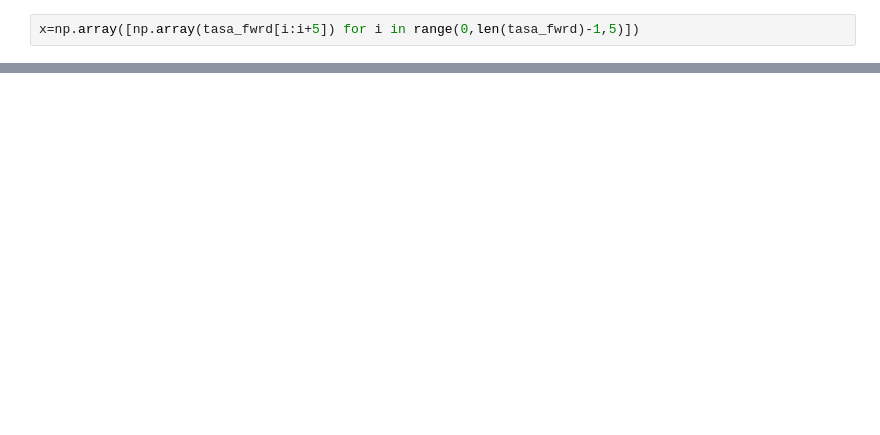
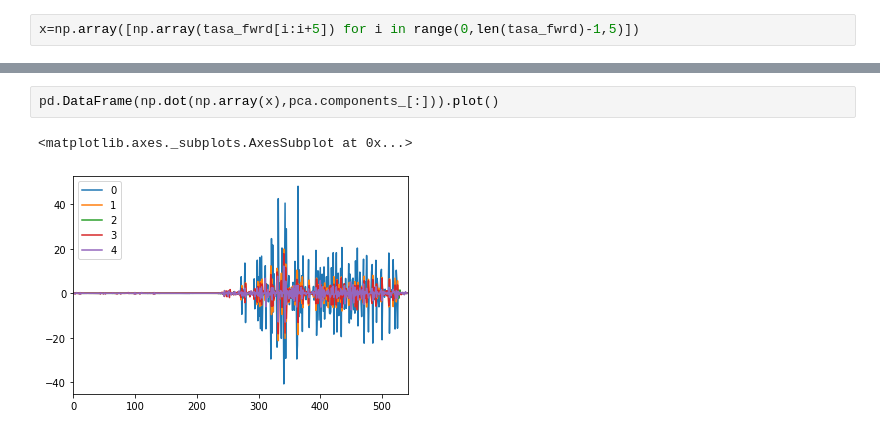
Before and after one commit to jdsuarez10/Calibraci-n-cruva-forward, a Jupyter notebook: Taller de derivados.ipynb, the cells around one changed output, grey strips where cells are left out. Drawn from its saved outputs; the diff is of its cells as text; blank space fills up the shorter version.

```diff
--- a/Taller de derivados.ipynb
+++ b/Taller de derivados.ipynb
@@ -360,0 +458,5 @@ tasas_forward_finales.to_csv("tasas_finales.csv")
+# %%
+pd.DataFrame(np.dot(np.array(x),pca.components_[:])).plot()
+# %% [output]
+<matplotlib.axes._subplots.AxesSubplot at 0x...>
+[figure, added]
```
Also changed, not shown: parts of 30 cells of this notebook.
